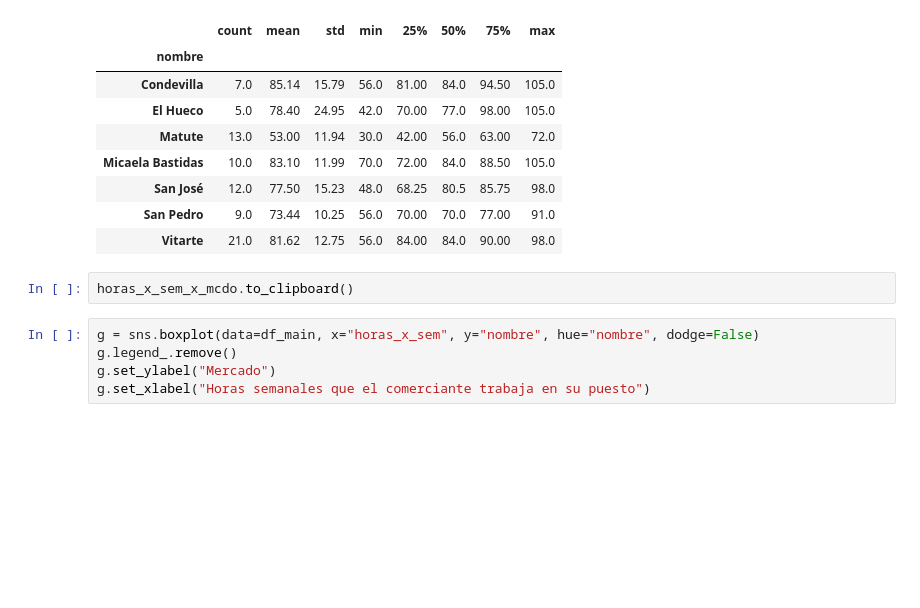
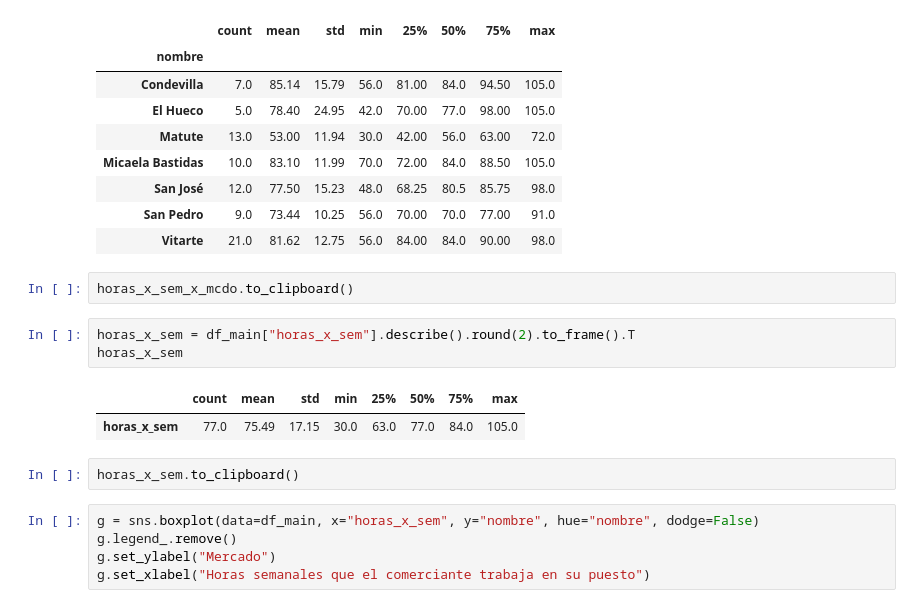
Before and after one commit to Claudio9701/mercadosCIP, a Jupyter notebook: EDA.ipynb, the cells around one changed output. Cells and saved outputs as stored; diff of their text form; blank space fills up the shorter version.

```diff
--- a/EDA.ipynb
+++ b/EDA.ipynb
@@ -971,6 +1135,14 @@ horas_x_sem_x_mcdo
 | Vitarte | 21.0 | 81.62 | 12.75 | 56.0 | 84.00 | 84.0 | 90.00 | 98.0 |
 # %%
 horas_x_sem_x_mcdo.to_clipboard()
+# %%
+horas_x_sem = df_main["horas_x_sem"].describe().round(2).to_frame().T
+horas_x_sem
+# %% [output]
+|  | count | mean | std | min | 25% | 50% | 75% | max |
+| horas_x_sem | 77.0 | 75.49 | 17.15 | 30.0 | 63.0 | 77.0 | 84.0 | 105.0 |
+# %%
+horas_x_sem.to_clipboard()
 # %%
 g = sns.boxplot(data=df_main, x="horas_x_sem", y="nombre", hue="nombre", dodge=False)
 g.legend_.remove()
```
Also changed, not shown: parts of 14 cells of this notebook.
